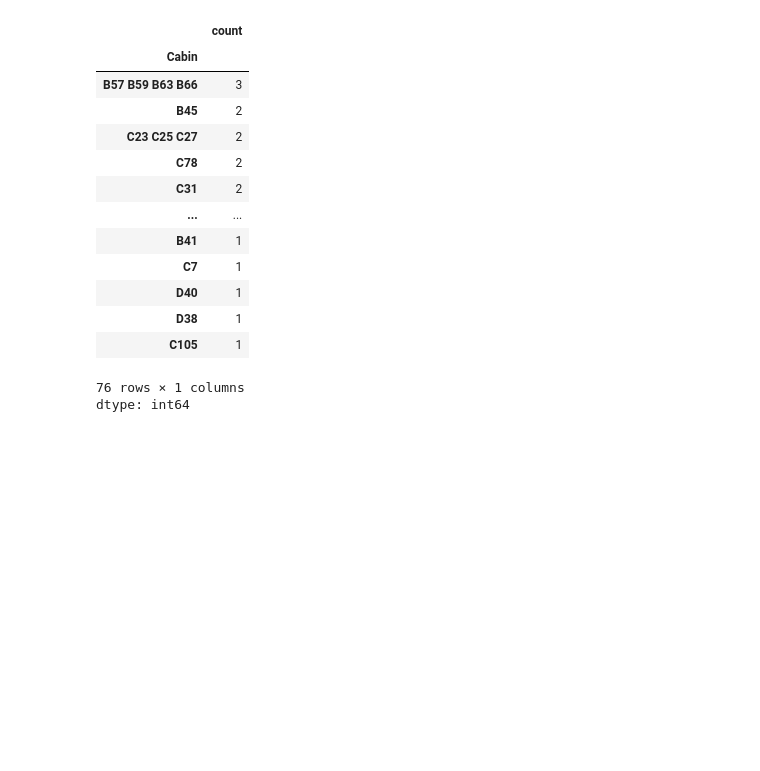
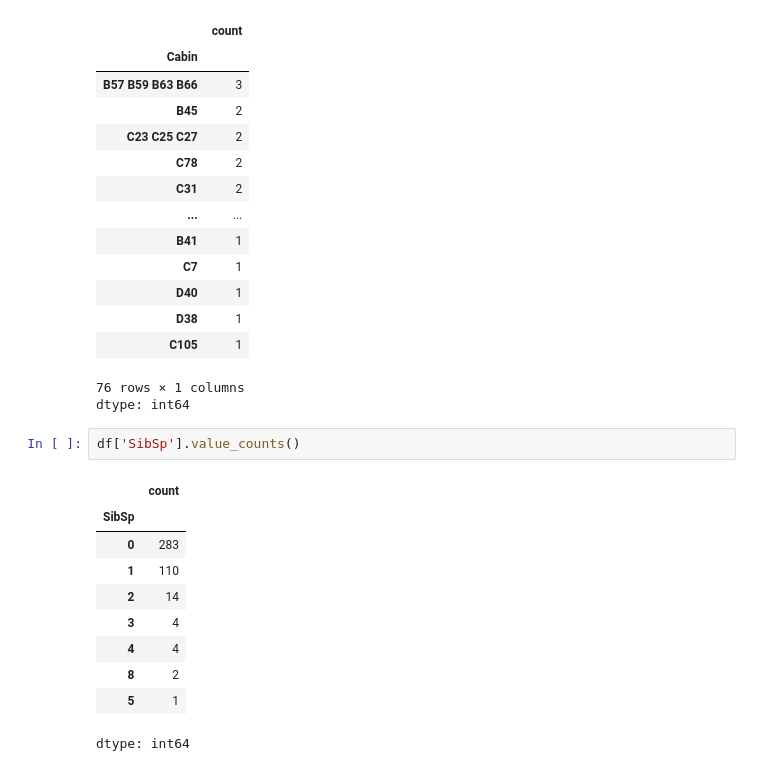
Before and after one commit to raheelam98/DataAnalysis, a Jupyter notebook: EDA/EDA_Sessions_RM/DA5_Missing_values_and_outliers_Sec_3_RM.ipynb, the cells around one changed output. Cells and saved outputs as stored; diff of their text form; blank space fills up the shorter version.

```diff
--- a/EDA/EDA_Sessions_RM/DA5_Missing_values_and_outliers_Sec_3_RM.ipynb
+++ b/EDA/EDA_Sessions_RM/DA5_Missing_values_and_outliers_Sec_3_RM.ipynb
@@ -127,3 +147,16 @@ df['Cabin'].value_counts()
 | C105 | 1 |
 76 rows × 1 columns
 dtype: int64
+# %%
+df['SibSp'].value_counts()
+# %% [output]
+|  | count |
+| SibSp |  |
+| 0 | 283 |
+| 1 | 110 |
+| 2 | 14 |
+| 3 | 4 |
+| 4 | 4 |
+| 8 | 2 |
+| 5 | 1 |
+dtype: int64
```
Also changed, not shown: parts of 5 cells of this notebook.
